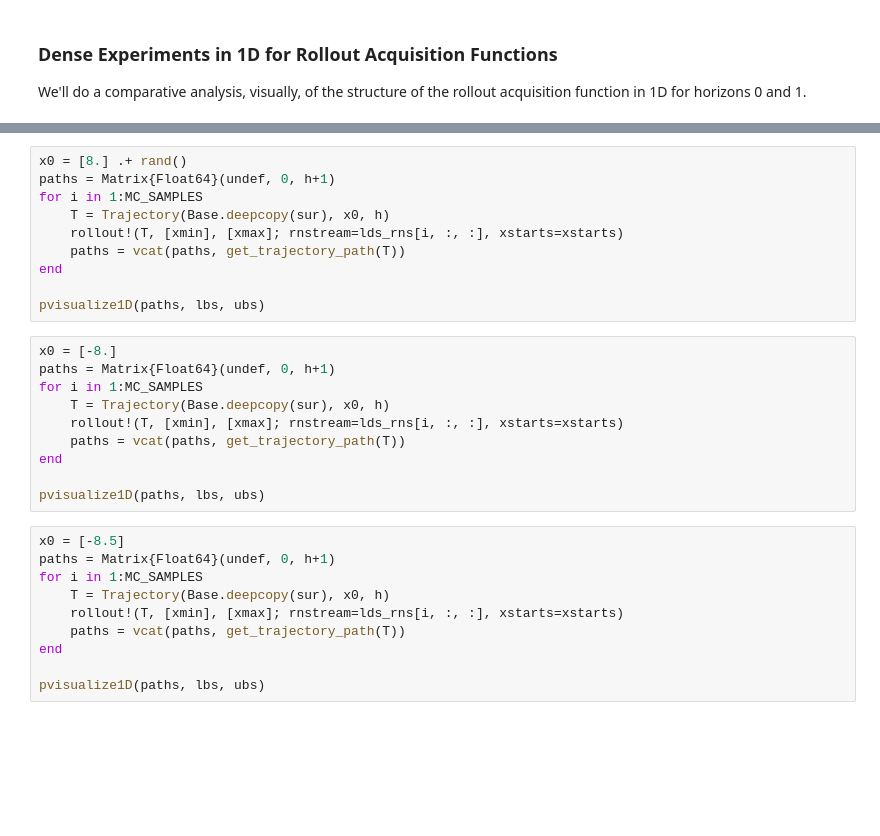
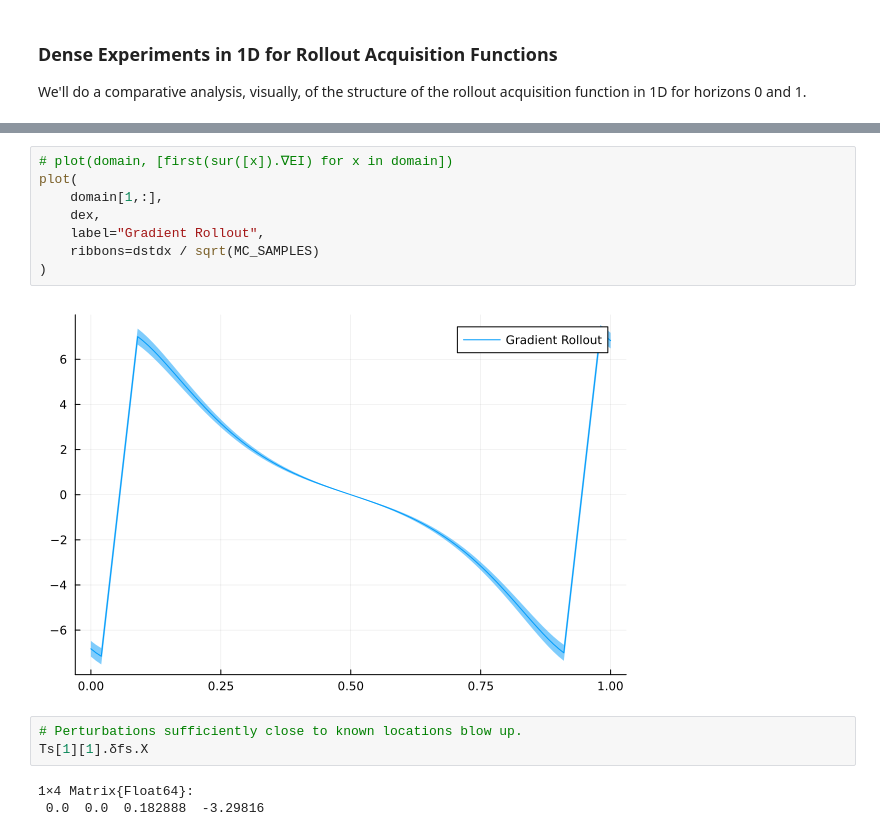
Before and after one commit to DarianNwankwo/rollout_bayesian_optimization, a Jupyter notebook: notebooks/refactor_check.ipynb, the cells around one changed output, grey strips where cells are left out. Saved outputs shown, nothing was run; the diff lists cells and outputs as text; blank space fills up the shorter version.

```diff
--- a/notebooks/refactor_check.ipynb
+++ b/notebooks/refactor_check.ipynb
@@ -169,30 +138,16 @@ pvisualize1D(paths, lbs, ubs)
-# %%
-x0 = [8.] .+ rand()
-paths = Matrix{Float64}(undef, 0, h+1)
-for i in 1:MC_SAMPLES
-    T = Trajectory(Base.deepcopy(sur), x0, h)
-    rollout!(T, [xmin], [xmax]; rnstream=lds_rns[i, :, :], xstarts=xstarts)
-    paths = vcat(paths, get_trajectory_path(T))
-end
-
-pvisualize1D(paths, lbs, ubs)
-# %%
-x0 = [-8.]
-paths = Matrix{Float64}(undef, 0, h+1)
-for i in 1:MC_SAMPLES
-    T = Trajectory(Base.deepcopy(sur), x0, h)
-    rollout!(T, [xmin], [xmax]; rnstream=lds_rns[i, :, :], xstarts=xstarts)
-    paths = vcat(paths, get_trajectory_path(T))
-end
-
-pvisualize1D(paths, lbs, ubs)
-# %%
-x0 = [-8.5]
-paths = Matrix{Float64}(undef, 0, h+1)
-for i in 1:MC_SAMPLES
-    T = Trajectory(Base.deepcopy(sur), x0, h)
-    rollout!(T, [xmin], [xmax]; rnstream=lds_rns[i, :, :], xstarts=xstarts)
-    paths = vcat(paths, get_trajectory_path(T))
-end
-
-pvisualize1D(paths, lbs, ubs)
+# %%
+# plot(domain, [first(sur([x]).∇EI) for x in domain])
+plot(
+    domain[1,:],
+    dex,
+    label="Gradient Rollout",
+    ribbons=dstdx / sqrt(MC_SAMPLES)
+)
+# %% [output]
+[figure, added]
+# %%
+# Perturbations sufficiently close to known locations blow up.
+Ts[1][1].δfs.X
+# %% [output]
+1×4 Matrix{Float64}:
+ 0.0  0.0  0.182888  -3.29816
```
Also changed, not shown: parts of 14 cells of this notebook, 4 other files.
